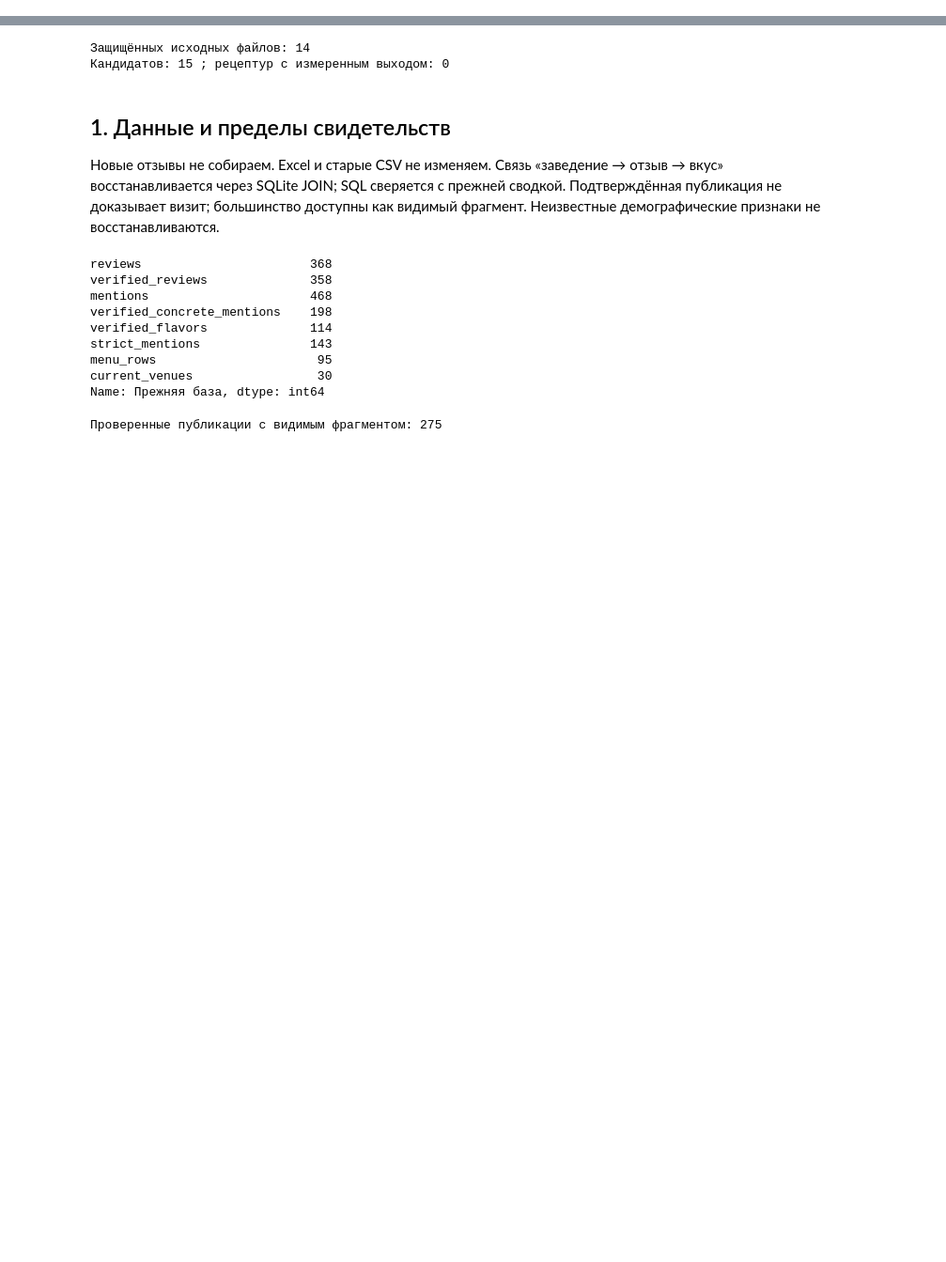
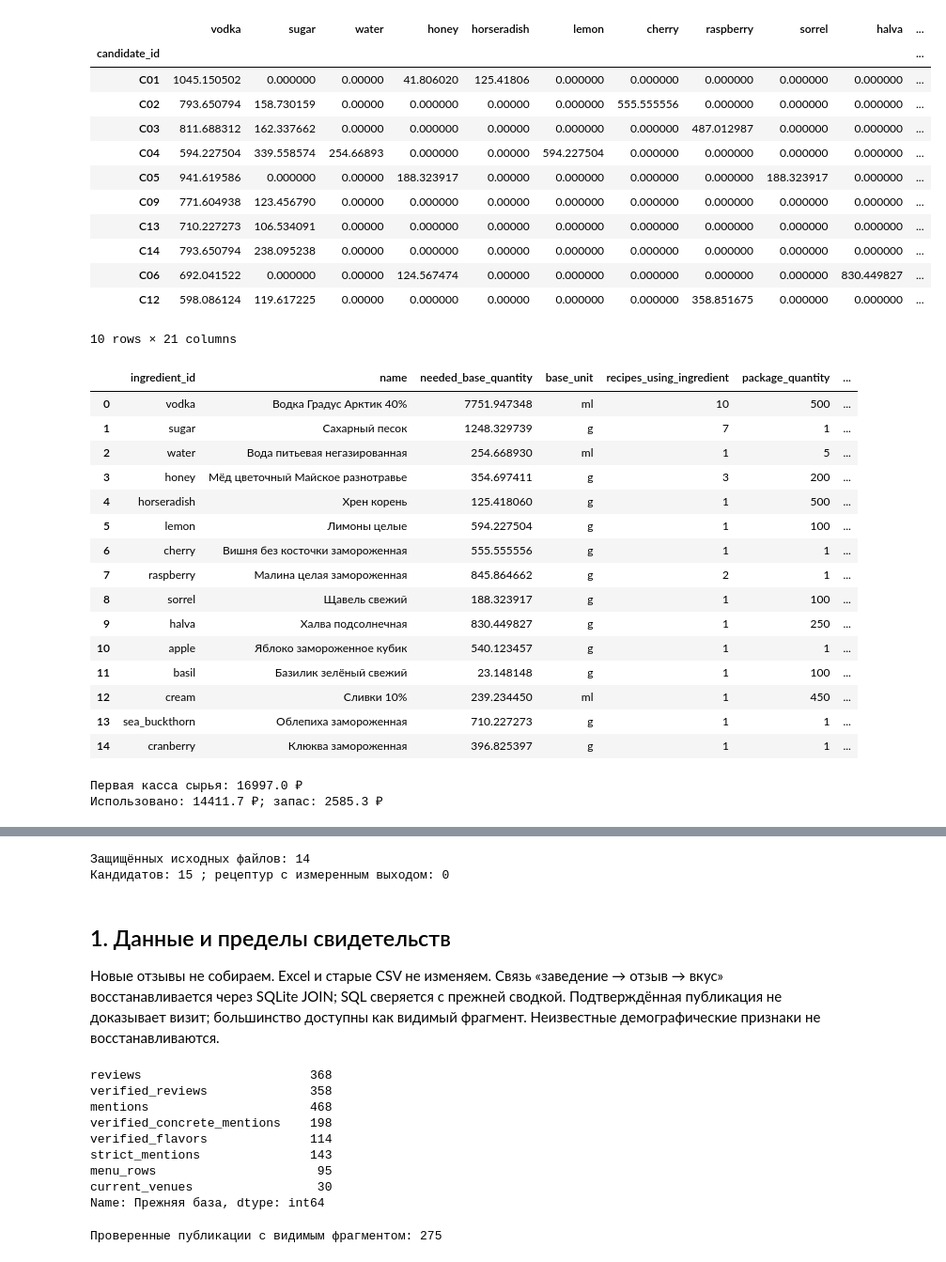
Before and after one commit to Alina-lab/Bar_menu, a Jupyter notebook: assortment_economics.ipynb, the cells around one changed output, grey strips where cells are left out. Shown at 94% size. Saved outputs shown, nothing was run; the diff lists cells and outputs as text; code cells hidden in the pictures; blank space fills up the shorter version.

```diff
--- a/assortment_economics.ipynb
+++ b/assortment_economics.ipynb
@@ -0,0 +133,39 @@
+# %%
+author_quantities = pd.read_csv(out / "author_ingredient_matrix.csv", index_col="candidate_id")
+display(author_quantities)
+author_basket = author_procurement[author_procurement.menu.eq("AUTHOR")]
+display(author_basket[["ingredient_id","name","needed_base_quantity","base_unit","recipes_using_ingredient","package_quantity","unit","packages","purchase_cash_rub","consumed_cost_rub","leftover_base_quantity","leftover_value_rub","perishability"]])
+print("Первая касса сырья:", round(author_basket.purchase_cash_rub.sum(),2), "₽")
+print("Использовано:", round(author_basket.consumed_cost_rub.sum(),2), "₽; запас:", round(author_basket.leftover_value_rub.sum(),2), "₽")
+# %% [output]
+|  | vodka | sugar | water | honey | horseradish | lemon | cherry | raspberry | sorrel | halva | ... |
+| candidate_id |  |  |  |  |  |  |  |  |  |  | ... |
+| C01 | 1045.150502 | 0.000000 | 0.00000 | 41.806020 | 125.41806 | 0.000000 | 0.000000 | 0.000000 | 0.000000 | 0.000000 | ... |
+| C02 | 793.650794 | 158.730159 | 0.00000 | 0.000000 | 0.00000 | 0.000000 | 555.555556 | 0.000000 | 0.000000 | 0.000000 | ... |
+| C03 | 811.688312 | 162.337662 | 0.00000 | 0.000000 | 0.00000 | 0.000000 | 0.000000 | 487.012987 | 0.000000 | 0.000000 | ... |
+| C04 | 594.227504 | 339.558574 | 254.66893 | 0.000000 | 0.00000 | 594.227504 | 0.000000 | 0.000000 | 0.000000 | 0.000000 | ... |
+| C05 | 941.619586 | 0.000000 | 0.00000 | 188.323917 | 0.00000 | 0.000000 | 0.000000 | 0.000000 | 188.323917 | 0.000000 | ... |
+| C09 | 771.604938 | 123.456790 | 0.00000 | 0.000000 | 0.00000 | 0.000000 | 0.000000 | 0.000000 | 0.000000 | 0.000000 | ... |
+| C13 | 710.227273 | 106.534091 | 0.00000 | 0.000000 | 0.00000 | 0.000000 | 0.000000 | 0.000000 | 0.000000 | 0.000000 | ... |
+| C14 | 793.650794 | 238.095238 | 0.00000 | 0.000000 | 0.00000 | 0.000000 | 0.000000 | 0.000000 | 0.000000 | 0.000000 | ... |
+| C06 | 692.041522 | 0.000000 | 0.00000 | 124.567474 | 0.00000 | 0.000000 | 0.000000 | 0.000000 | 0.000000 | 830.449827 | ... |
+| C12 | 598.086124 | 119.617225 | 0.00000 | 0.000000 | 0.00000 | 0.000000 | 0.000000 | 358.851675 | 0.000000 | 0.000000 | ... |
+10 rows × 21 columns
+|  | ingredient_id | name | needed_base_quantity | base_unit | recipes_using_ingredient | package_quantity | ... |
+| 0 | vodka | Водка Градус Арктик 40% | 7751.947348 | ml | 10 | 500 | ... |
+| 1 | sugar | Сахарный песок | 1248.329739 | g | 7 | 1 | ... |
+| 2 | water | Вода питьевая негазированная | 254.668930 | ml | 1 | 5 | ... |
+| 3 | honey | Мёд цветочный Майское разнотравье | 354.697411 | g | 3 | 200 | ... |
+| 4 | horseradish | Хрен корень | 125.418060 | g | 1 | 500 | ... |
+| 5 | lemon | Лимоны целые | 594.227504 | g | 1 | 100 | ... |
+| 6 | cherry | Вишня без косточки замороженная | 555.555556 | g | 1 | 1 | ... |
+| 7 | raspberry | Малина целая замороженная | 845.864662 | g | 2 | 1 | ... |
+| 8 | sorrel | Щавель свежий | 188.323917 | g | 1 | 100 | ... |
+| 9 | halva | Халва подсолнечная | 830.449827 | g | 1 | 250 | ... |
+| 10 | apple | Яблоко замороженное кубик | 540.123457 | g | 1 | 1 | ... |
+| 11 | basil | Базилик зелёный свежий | 23.148148 | g | 1 | 100 | ... |
+| 12 | cream | Сливки 10% | 239.234450 | ml | 1 | 450 | ... |
+| 13 | sea_buckthorn | Облепиха замороженная | 710.227273 | g | 1 | 1 | ... |
+| 14 | cranberry | Клюква замороженная | 396.825397 | g | 1 | 1 | ... |
+Первая касса сырья: 16997.0 ₽
+Использовано: 14411.7 ₽; запас: 2585.3 ₽
```
Also changed, not shown: parts of 23 cells of this notebook, 24 other files.
